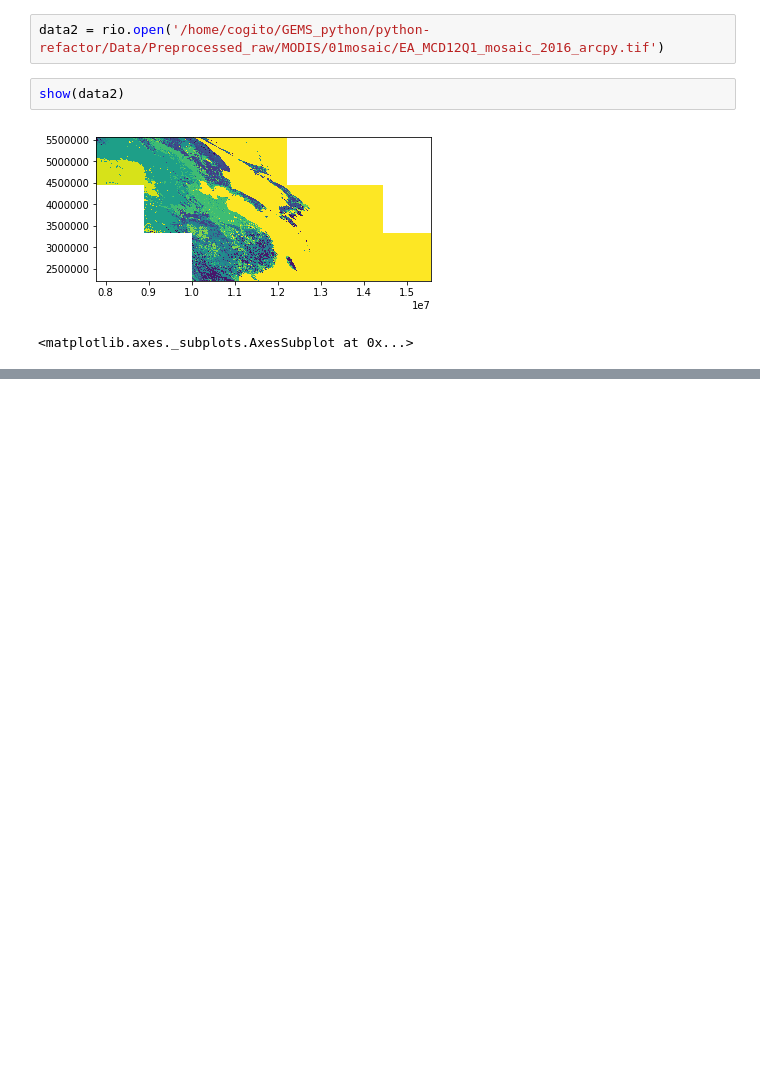
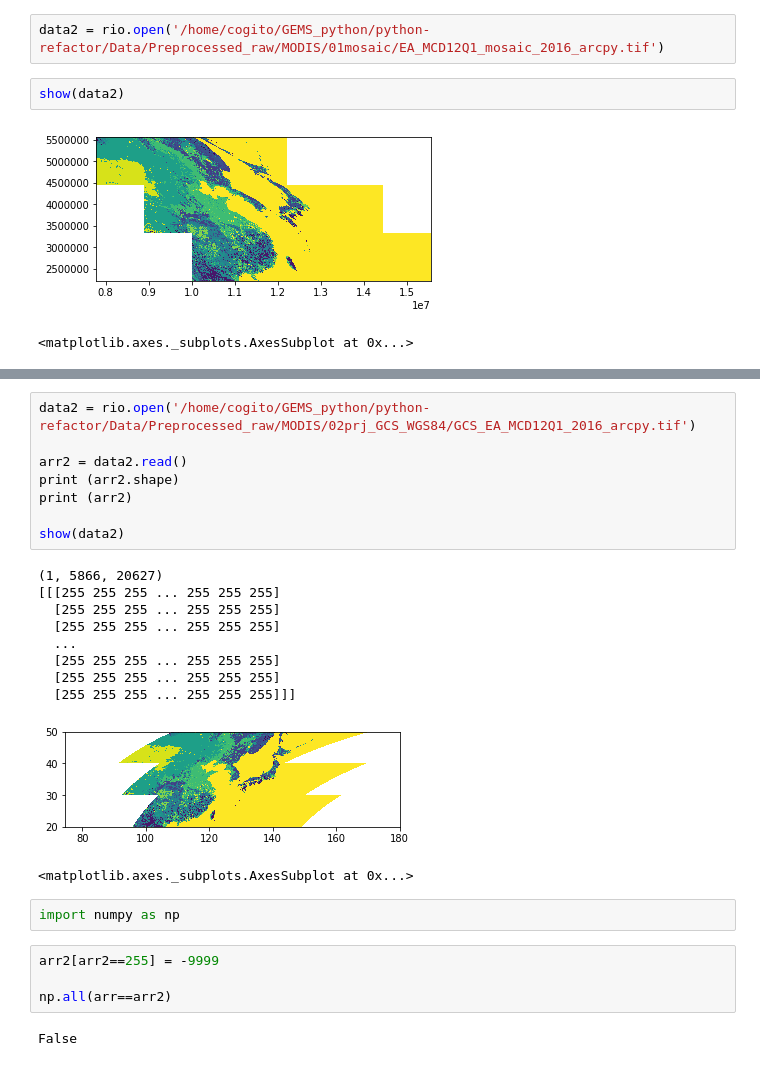
Before and after one commit to cogito288/GEMS_python, a Jupyter notebook: python-refactor/Code/pre_01_raw/MODIS_test.ipynb, the cells around one changed output, grey strips where cells are left out. Saved outputs shown, nothing was run; the diff lists cells and outputs as text; blank space fills up the shorter version.

```diff
--- a/python-refactor/Code/pre_01_raw/MODIS_test.ipynb
+++ b/python-refactor/Code/pre_01_raw/MODIS_test.ipynb
@@ -84,0 +195,27 @@ show(data2)
+# %%
+data2 = rio.open('/home/cogito/GEMS_python/python-refactor/Data/Preprocessed_raw/MODIS/02prj_GCS_WGS84/GCS_EA_MCD12Q1_2016_arcpy.tif')
+
+arr2 = data2.read()
+print (arr2.shape)
+print (arr2)
+
+show(data2)
+# %% [output]
+(1, 5866, 20627)
+[[[255 255 255 ... 255 255 255]
+  [255 255 255 ... 255 255 255]
+  [255 255 255 ... 255 255 255]
+  ...
+  [255 255 255 ... 255 255 255]
+  [255 255 255 ... 255 255 255]
+  [255 255 255 ... 255 255 255]]]
+[figure, added]
+<matplotlib.axes._subplots.AxesSubplot at 0x...>
+# %%
+import numpy as np
+# %%
+arr2[arr2==255] = -9999
+
+np.all(arr==arr2)
+# %% [output]
+False
```
Also changed, not shown: parts of 12 cells of this notebook, 5 other files.
